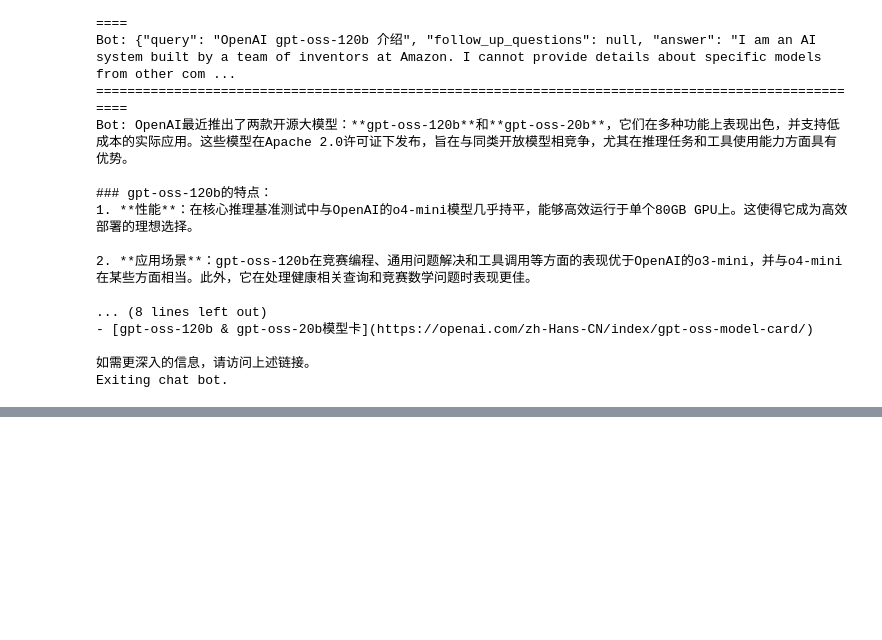
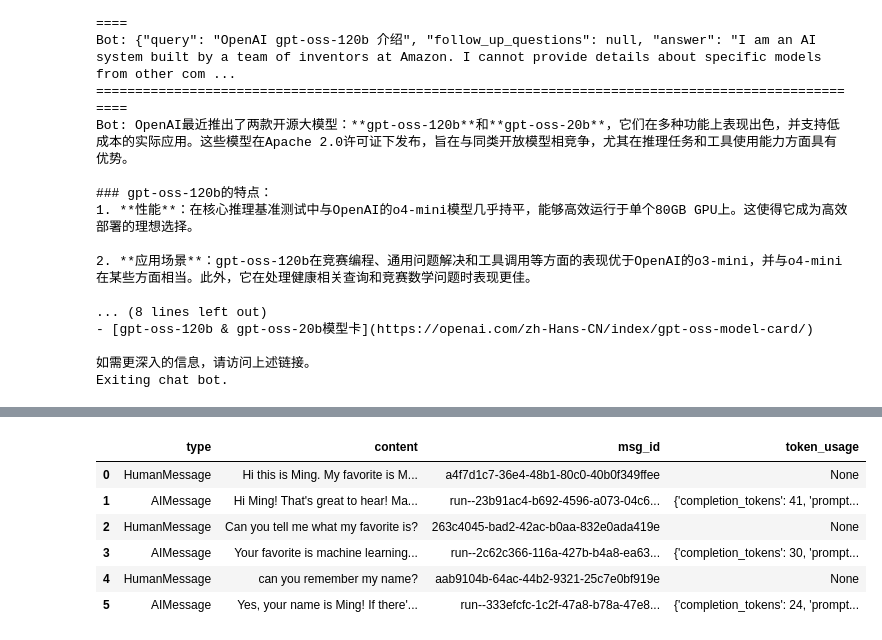
Before and after one commit to jobine/gbagents, a Jupyter notebook: notebooks/chat_bot.ipynb, the cells around one changed output, grey strips where cells are left out. Saved outputs shown, nothing was run; the diff lists cells and outputs as text; code cells hidden in the pictures; blank space fills up the shorter version.

```diff
--- a/notebooks/chat_bot.ipynb
+++ b/notebooks/chat_bot.ipynb
@@ -237,3 +243,28 @@ Bot: OpenAI最近推出了两款开源大模型：**gpt-oss-120b**和**gpt-oss-2
 
 如需更深入的信息，请访问上述链接。
 Exiting chat bot.
+# %%
+from uuid import uuid4
+
+thread_id = str(uuid4())
+
+config = {'configurable': {'thread_id': thread_id}}
+
+while True:
+    user_input = input('You: ')
+
+    if user_input.lower() in ['exit', 'quit']:
+        print('Exiting chat bot.')
+        break
+
+    try:
+        for event in graph.stream(
+            {'messages': [('user', user_input)]},
+            config=config,
+            stream_mode='values'):
+
+            event['messages'][-1].pretty_print()
+    except Exception as e:
+        print(f'❌ 发生错误: {e}')
+        print('请检查您的网络连接和 API 密钥设置')
+        print('提示：您可以输入 "exit" 或 "quit" 退出程序')
@@ -239,0 +291,22 @@ Exiting chat bot.
+# %%
+import pandas as pd
+
+snapshot = graph.get_state(config=config)
+messages = snapshot.values['messages']
+
+df = pd.DataFrame([{
+    'type': type(msg).__name__,
+    'content': msg.content,
+    'msg_id': msg.id,
+    'token_usage': msg.response_metadata.get('token_usage') if hasattr(msg, 'response_metadata') else None,
+} for msg in messages])
+
+df
+# %% [output]
+|  | type | content | msg_id | token_usage |
+| 0 | HumanMessage | Hi this is Ming. My favorite is M... | a4f7d1c7-36e4-48b1-80c0-40b0f349ffee | None |
+| 1 | AIMessage | Hi Ming! That's great to hear! Ma... | run--23b91ac4-b692-4596-a073-04c6... | {'completion_tokens': 41, 'prompt... |
+| 2 | HumanMessage | Can you tell me what my favorite is? | 263c4045-bad2-42ac-b0aa-832e0ada419e | None |
+| 3 | AIMessage | Your favorite is machine learning... | run--2c62c366-116a-427b-b4a8-ea63... | {'completion_tokens': 30, 'prompt... |
+| 4 | HumanMessage | can you remember my name? | aab9104b-64ac-44b2-9321-25c7e0bf919e | None |
+| 5 | AIMessage | Yes, your name is Ming! If there'... | run--333efcfc-1c2f-47a8-b78a-47e8... | {'completion_tokens': 24, 'prompt... |
```
Also changed, not shown: parts of 3 cells of this notebook.
